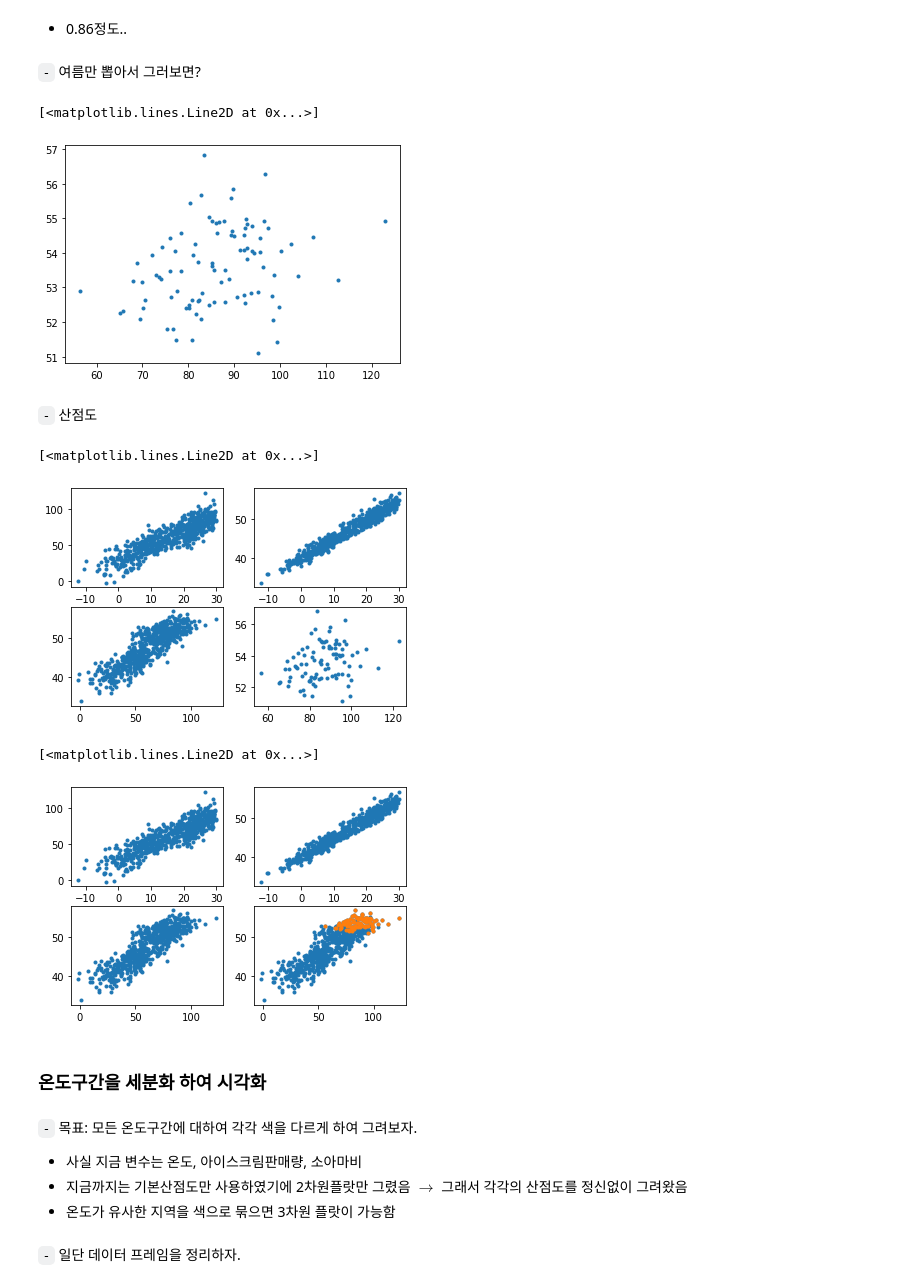
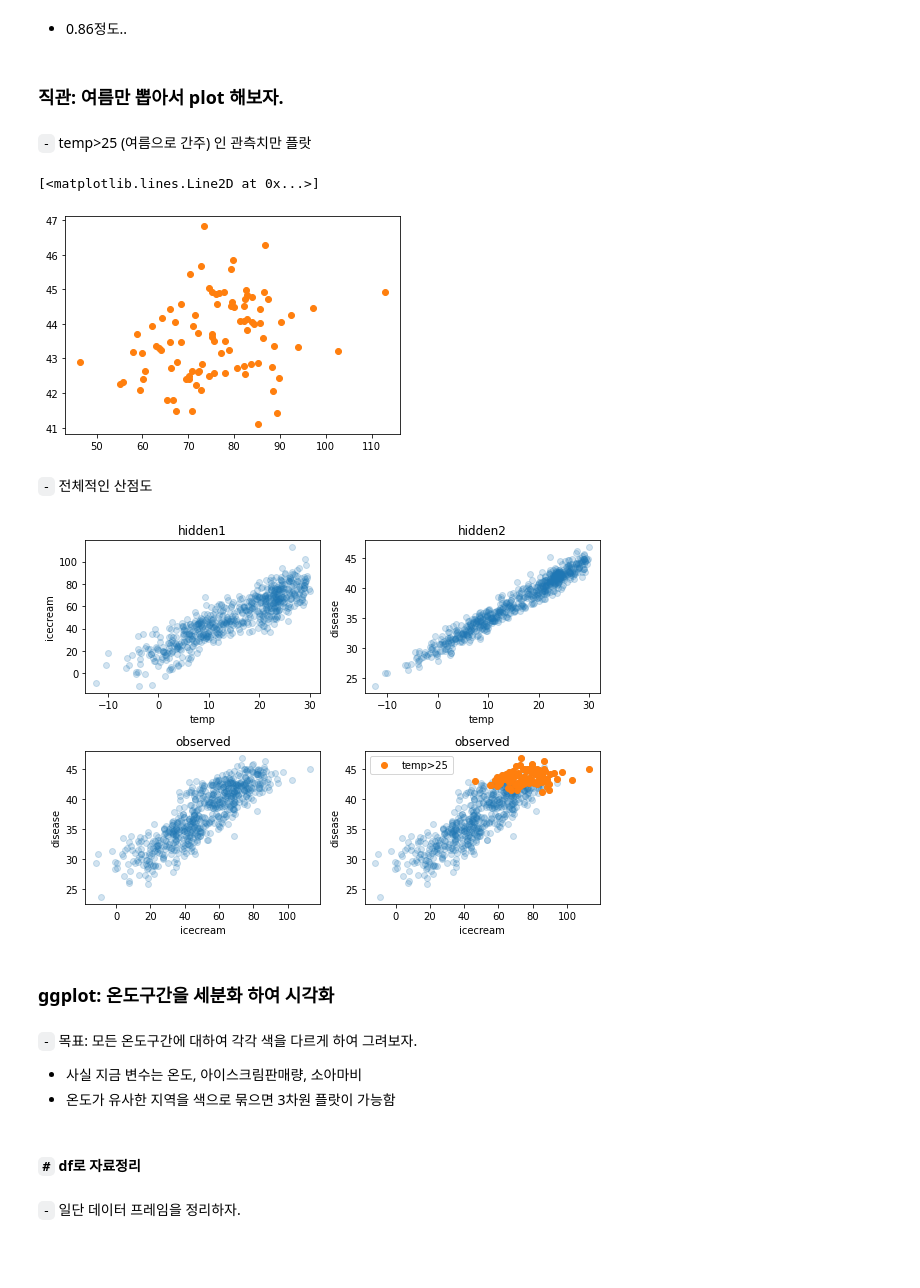
Before and after one commit to guebin/DV2022_backup, a Jupyter notebook: _notebooks/2022-10-19-(7주차) 10월19일.ipynb, the cells around one changed output. Cells and saved outputs as stored; diff of their text form; code cells hidden in the pictures; blank space fills up the shorter version.

```diff
--- a/_notebooks/2022-10-19-(7주차) 10월19일.ipynb
+++ b/_notebooks/2022-10-19-(7주차) 10월19일.ipynb
@@ -20,4 +27,4 @@ import pandas as pd
 # %%
-df=pd.read_csv('https://raw.githubusercontent.com/guebin/2022DV/master/_notebooks/temp.csv')
-df
+_df=pd.read_csv('https://raw.githubusercontent.com/guebin/DV2022/master/_notebooks/temp.csv')
+_df
 # %% [output]
@@ -41,2 +57,3 @@ dict(pd.Series(df.columns))
 # %%
-temp=np.array(df.iloc[:,3])
+temp = np.array(_df.iloc[:,3])
+temp[:5]
@@ -49,4 +68,4 @@ len(temp)
 # %%
 np.random.seed(1)
-ϵ1=np.random.normal(size=656, scale=10)
-icecream=temp*2 + 30 + ϵ1
+eps = np.random.normal(size=len(temp), scale=10)
+icecream = 20 + 2*temp + eps
@@ -60,4 +85,4 @@ plt.plot(temp,icecream,'.')
 # %%
 np.random.seed(2)
-ϵ2=np.random.normal(size=656,scale=1)
-disease=temp*0.5 + 40 +ϵ2
+eps=np.random.normal(size=len(temp),scale=1)
+disease= 30 + 0.5 * temp + eps
@@ -81,41 +110,36 @@ array([[1.        , 0.86298975],
 # %% [markdown]
 - 0.86정도..
 # %% [markdown]
-`-` 여름만 뽑아서 그러보면?
+### 직관: 여름만 뽑아서 plot 해보자.
+# %% [markdown]
+`-` temp>25 (여름으로 간주) 인 관측치만 플랏
 # %%
-plt.plot(icecream[temp>25],disease[temp>25], '.') ## 평균기온이 25도가 넘어가면 여름
+plt.plot(icecream[temp>25],disease[temp>25], 'o', color='C1') ## 평균기온이 25도가 넘어가면 여름이라 생각
 # %% [output]
 [<matplotlib.lines.Line2D at 0x...>]
-[figure, old version]
+[figure, new version]
 # %% [markdown]
-`-` 산점도
+`-` 전체적인 산점도
 # %%
-fig , ((ax1,ax2), (ax3,ax4)) = plt.subplots(2,2)
-ax1.plot(temp,icecream,'.')
-ax2.plot(temp,disease,'.')
-ax3.plot(icecream,disease,'.')
-ax4.plot(icecream[temp>25],disease[temp>25],'.')
+fig , ((ax1,ax2), (ax3,ax4)) = plt.subplots(2,2,figsize=(8,6))
+ax1.plot(temp,icecream,'o',alpha=0.2); ax1.set_xlabel('temp'); ax1.set_ylabel('icecream'); ax1.set_title("hidden1")
+ax2.plot(temp,disease,'o',alpha=0.2); ax2.set_xlabel('temp'); ax2.set_ylabel('disease'); ax2.set_title("hidden2")
+ax3.plot(icecream,disease,'o',alpha=0.2); ax3.set_xlabel('icecream'); ax3.set_ylabel('disease'); ax3.set_title("observed")
+ax4.plot(icecream,disease,'o',alpha=0.2); ax4.set_xlabel('icecream'); ax4.set_ylabel('disease'); ax4.set_title("observed")
+ax4.plot(icecream[temp>25],disease[temp>25],'o',label='temp>25')
+ax4.legend()
+fig.tight_layout()
 # %% [output]
-[<matplotlib.lines.Line2D at 0x...>]
-[figure, old version]
+[figure, new version]
-# %%
-fig , ((ax1,ax2), (ax3,ax4)) = plt.subplots(2,2)
-ax1.plot(temp,icecream,'.')
-ax2.plot(temp,disease,'.')
-ax3.plot(icecream,disease,'.')
-ax4.plot(icecream,disease,'.')
-ax4.plot(icecream[temp>25],disease[temp>25],'.')
-# %% [output]
-[<matplotlib.lines.Line2D at 0x...>]
-[figure, removed]
 # %% [markdown]
-### 온도구간을 세분화 하여 시각화
+### ggplot: 온도구간을 세분화 하여 시각화
 # %% [markdown]
 `-` 목표: 모든 온도구간에 대하여 각각 색을 다르게 하여 그려보자.
 
 - 사실 지금 변수는 온도, 아이스크림판매량, 소아마비
-- 지금까지는 기본산점도만 사용하였기에 2차원플랏만 그렸음 $\to$ 그래서 각각의 산점도를 정신없이 그려왔음
 - 온도가 유사한 지역을 색으로 묶으면 3차원 플랏이 가능함
+# %% [markdown]
+#### `#` df로 자료정리
 # %% [markdown]
 `-` 일단 데이터 프레임을 정리하자.
 # %%
```
Also changed, not shown: parts of 137 cells of this notebook, 3 other files.
